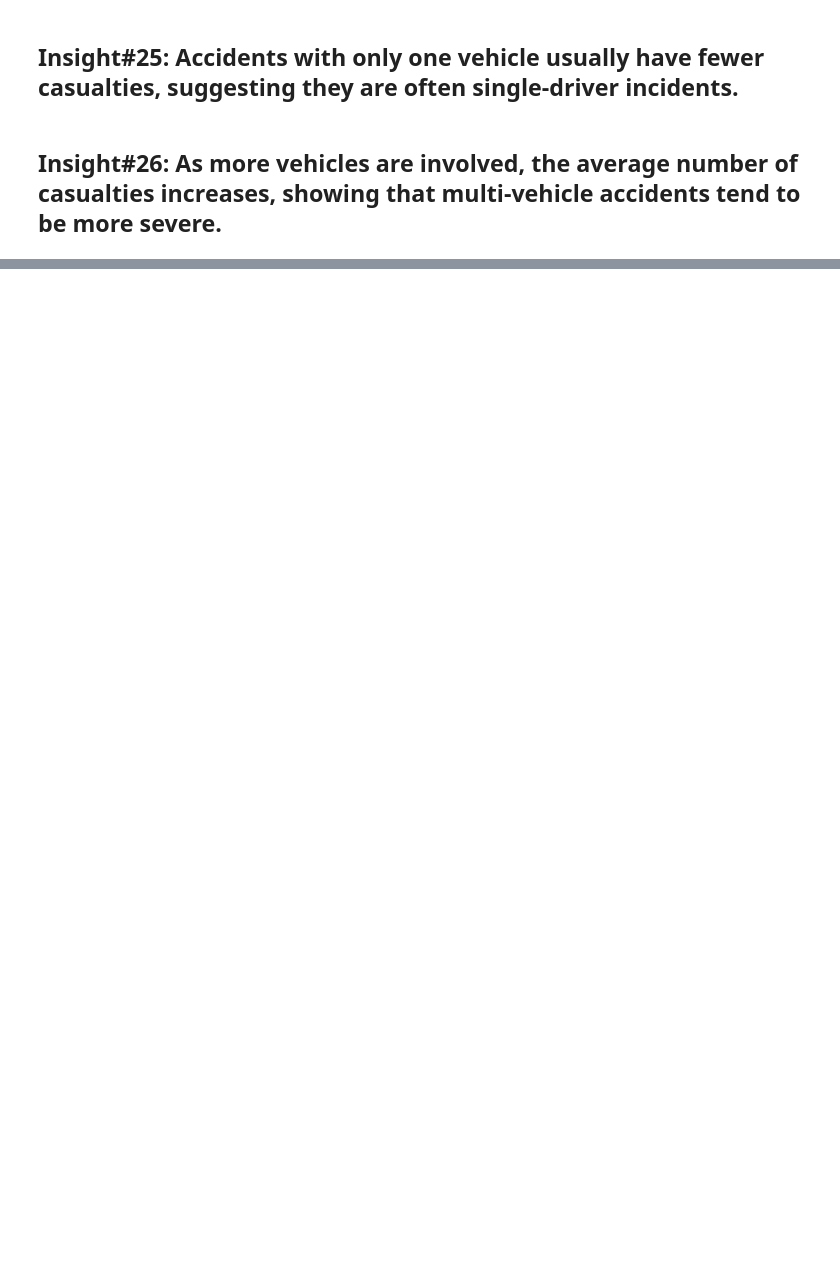
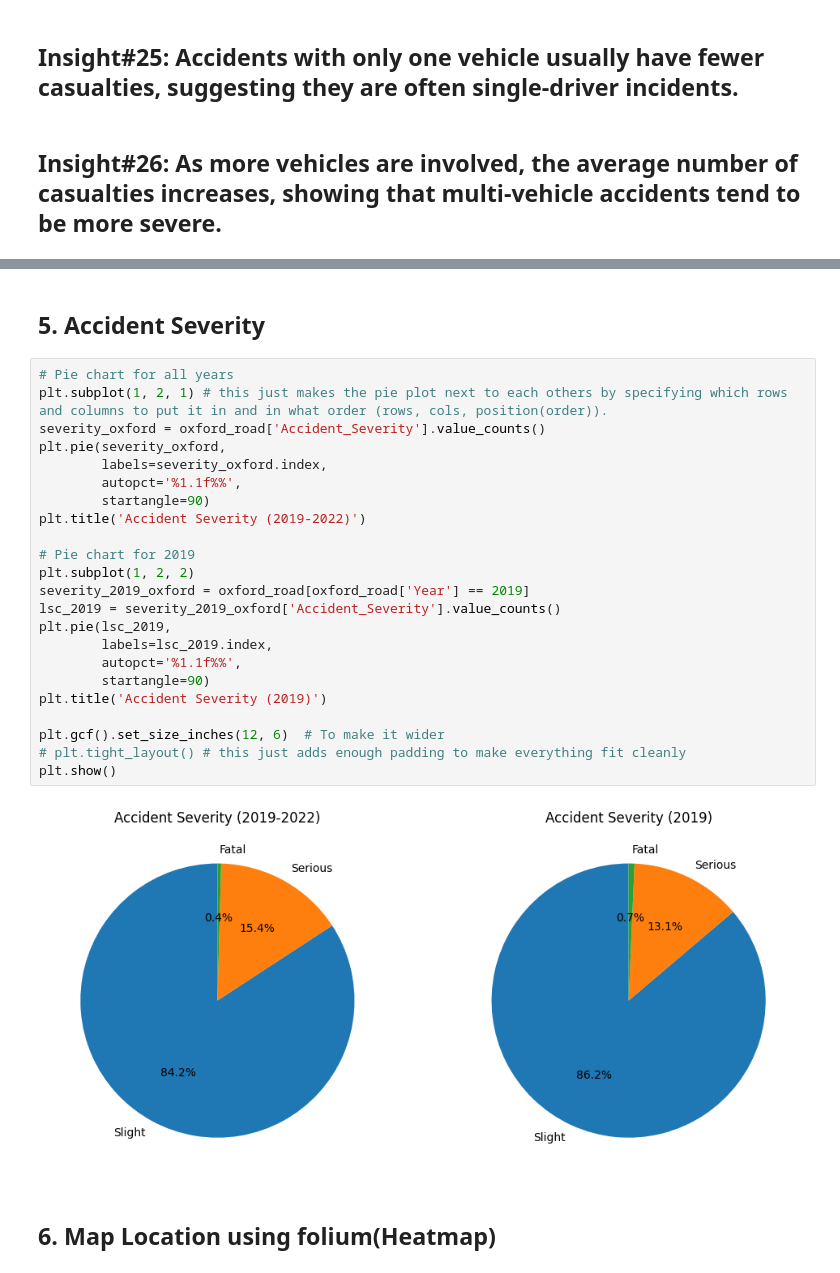
Before and after one commit to rodicakes21/ELEC303-DATA-ANALYTICS-ALABADO, a Jupyter notebook: activity2.ipynb, the cells around one changed output, grey strips where cells are left out. Cells and saved outputs as stored; diff of their text form; blank space fills up the shorter version.

```diff
--- a/activity2.ipynb
+++ b/activity2.ipynb
@@ -442,0 +543,29 @@ plt.show()
+# %% [markdown]
+<h2>5. Accident Severity</h2>
+# %%
+# Pie chart for all years
+plt.subplot(1, 2, 1) # this just makes the pie plot next to each others by specifying which rows and columns to put it in and in what order (rows, cols, position(order)).
+severity_oxford = oxford_road['Accident_Severity'].value_counts()
+plt.pie(severity_oxford,
+        labels=severity_oxford.index,
+        autopct='%1.1f%%',
+        startangle=90)
+plt.title('Accident Severity (2019-2022)')
+
+# Pie chart for 2019
+plt.subplot(1, 2, 2)
+severity_2019_oxford = oxford_road[oxford_road['Year'] == 2019]
+lsc_2019 = severity_2019_oxford['Accident_Severity'].value_counts()
+plt.pie(lsc_2019,
+        labels=lsc_2019.index,
+        autopct='%1.1f%%',
+        startangle=90)
+plt.title('Accident Severity (2019)')
+
+plt.gcf().set_size_inches(12, 6)  # To make it wider
+# plt.tight_layout() # this just adds enough padding to make everything fit cleanly
+plt.show()
+# %% [output]
+[figure, added]
+# %% [markdown]
+<h2>6. Map Location using folium(Heatmap)</h2>
```
Also changed, not shown: parts of 21 cells of this notebook.
